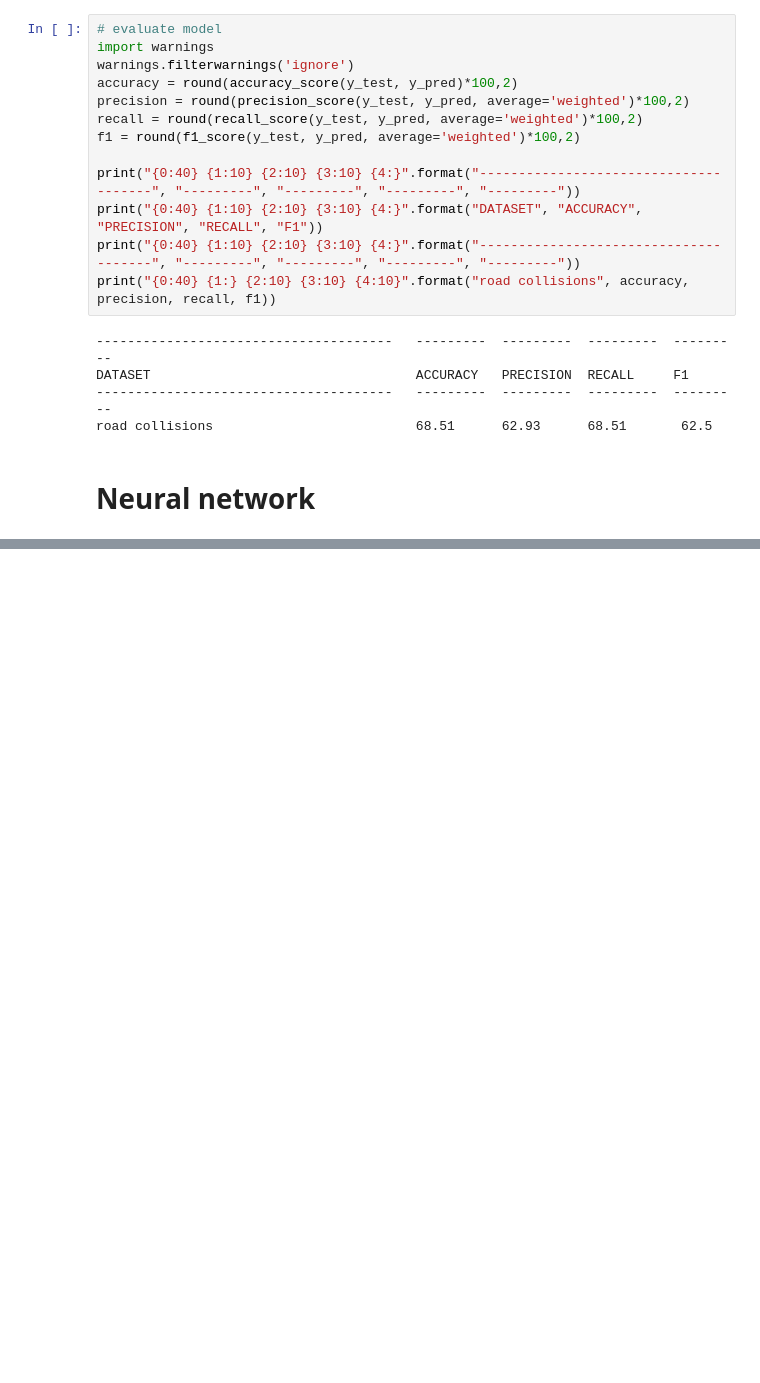
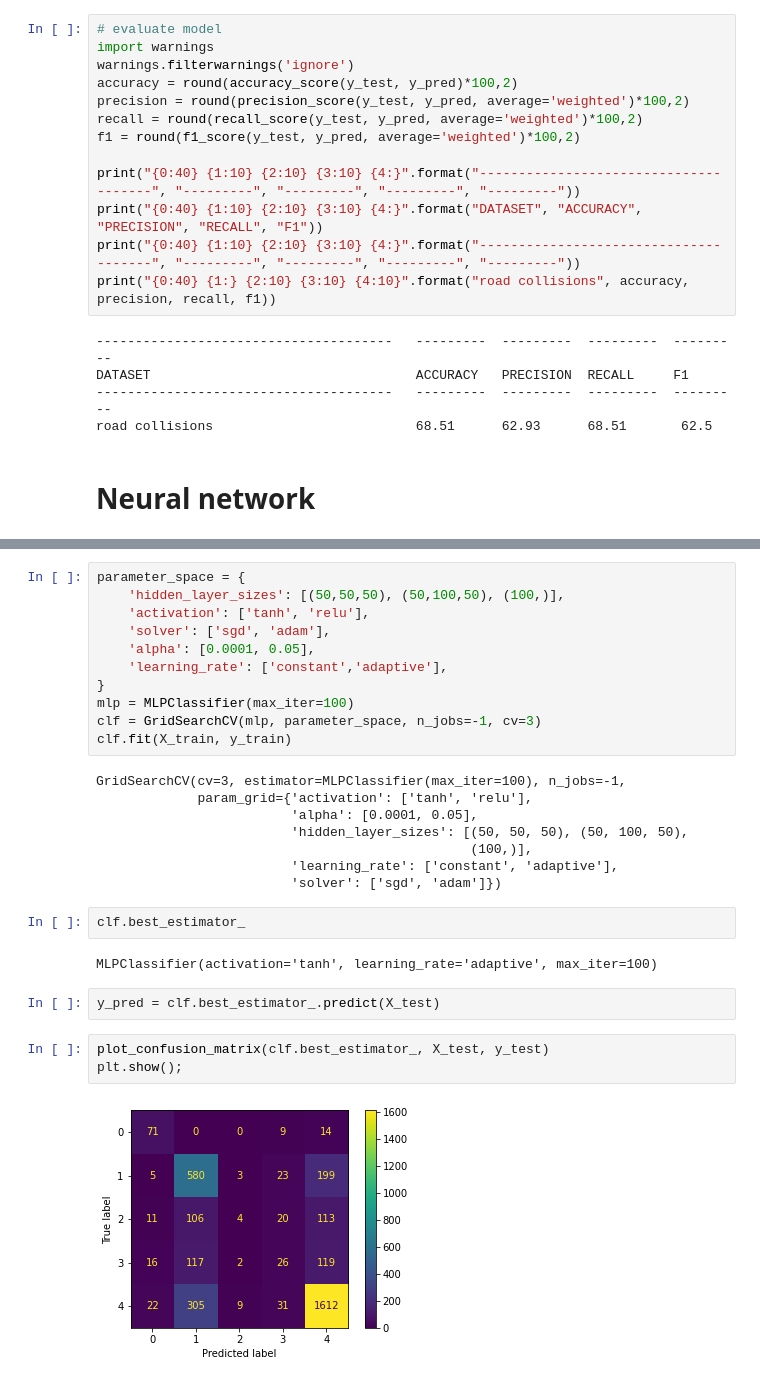
Before and after one commit to ElviraKonovalov/road-collisions, a Jupyter notebook: elviras_models.ipynb, the cells around one changed output, grey strips where cells are left out. Drawn from its saved outputs; the diff is of its cells as text; blank space fills up the shorter version.

```diff
--- a/elviras_models.ipynb
+++ b/elviras_models.ipynb
@@ -176,0 +177,30 @@ road collisions                          61.02       59.7      61.02      60.31
+# %%
+parameter_space = {
+    'hidden_layer_sizes': [(50,50,50), (50,100,50), (100,)],
+    'activation': ['tanh', 'relu'],
+    'solver': ['sgd', 'adam'],
+    'alpha': [0.0001, 0.05],
+    'learning_rate': ['constant','adaptive'],
+}
+mlp = MLPClassifier(max_iter=100)
+clf = GridSearchCV(mlp, parameter_space, n_jobs=-1, cv=3)
+clf.fit(X_train, y_train)
+# %% [output]
+GridSearchCV(cv=3, estimator=MLPClassifier(max_iter=100), n_jobs=-1,
+             param_grid={'activation': ['tanh', 'relu'],
+                         'alpha': [0.0001, 0.05],
+                         'hidden_layer_sizes': [(50, 50, 50), (50, 100, 50),
+                                                (100,)],
+                         'learning_rate': ['constant', 'adaptive'],
+                         'solver': ['sgd', 'adam']})
+# %%
+clf.best_estimator_
+# %% [output]
+MLPClassifier(activation='tanh', learning_rate='adaptive', max_iter=100)
+# %%
+y_pred = clf.best_estimator_.predict(X_test)
+# %%
+plot_confusion_matrix(clf.best_estimator_, X_test, y_test)
+plt.show();
+# %% [output]
+[figure, added]
```
Also changed, not shown: parts of 4 cells of this notebook.
